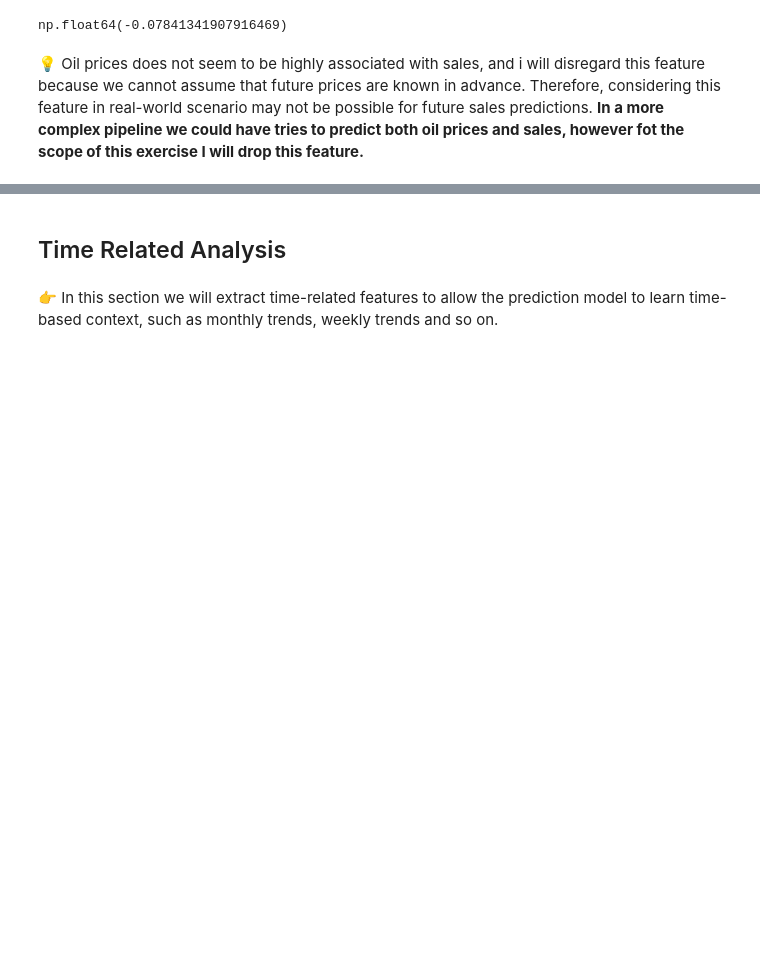
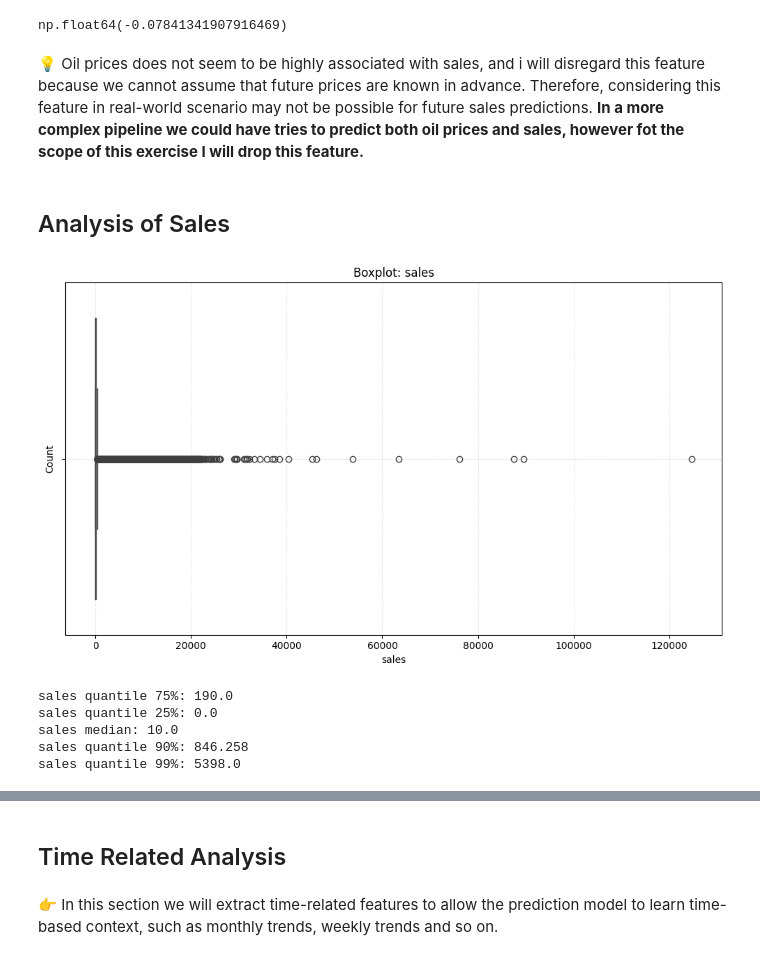
Before and after one commit to ohausner/SalesPrediction, a Jupyter notebook: main_notebook.ipynb, the cells around one changed output, grey strips where cells are left out. Cells and saved outputs as stored; diff of their text form; code cells hidden in the pictures; blank space fills up the shorter version.

```diff
--- a/main_notebook.ipynb
+++ b/main_notebook.ipynb
@@ -192,6 +186,28 @@ def plot_scatter(df, x_col, y_col, heat_col=None):
     plt.grid(True, linestyle='--', alpha=0.3)
     plt.tight_layout()
     plt.show()
+
+def density_plot(df, y_col):
+    mean = df[y_col].mean()
+    plt.figure(figsize=(10, 6))
+    sns.kdeplot(df[y_col], shade=True)
+    plt.xlabel(y_col)
+    plt.ylabel("Density")
+    plt.axvline(mean, color='red', linestyle='--', label=f"Mean: {mean:.2f}")
+    plt.grid(True, linestyle='--', alpha=0.3)
+    plt.title(f"Density Plot: {y_col}")
+    plt.tight_layout()
+    plt.show()
+
+def boxplot(df, y_col):
+    plt.figure(figsize=(10, 6))
+    sns.boxplot(x=df[y_col])
+    plt.xlabel(y_col)
+    plt.ylabel("Count")
+    plt.grid(True, linestyle='--', alpha=0.3)
+    plt.title(f"Boxplot: {y_col}")
+    plt.tight_layout()
+    plt.show()
 # %%
 # 4. Timeline Plot Function
 def plot_timeline(df, time_col, target_col, category_col=None, rolling_window=0):
@@ -913,3 +937,21 @@ np.float64(-0.07841341907916469)
 # %% [markdown]
 💡 Oil prices does not seem to be highly associated with sales, and i will disregard this feature because we cannot assume that future prices are known in advance. Therefore, considering this feature in real-world scenario may not be possible for future sales predictions.
 **In a more complex pipeline we could have tries to predict both oil prices and sales, however fot the scope of this exercise I will drop this feature.**
+# %% [markdown]
+## Analysis of Sales
+# %%
+boxplot(new_train_df, 'sales')
+# %% [output]
+[figure, added]
+# %%
+print(f'sales quantile 75%: {new_train_df['sales'].quantile(0.75)}')
+print(f'sales quantile 25%: {new_train_df['sales'].quantile(0.25)}')
+print(f'sales median: {new_train_df['sales'].median()}')
+print(f'sales quantile 90%: {new_train_df['sales'].quantile(0.90)}')
+print(f'sales quantile 99%: {new_train_df['sales'].quantile(0.99)}')
+# %% [output]
+sales quantile 75%: 190.0
+sales quantile 25%: 0.0
+sales median: 10.0
+sales quantile 90%: 846.258
+sales quantile 99%: 5398.0
```
Also changed, not shown: parts of 47 cells of this notebook.
